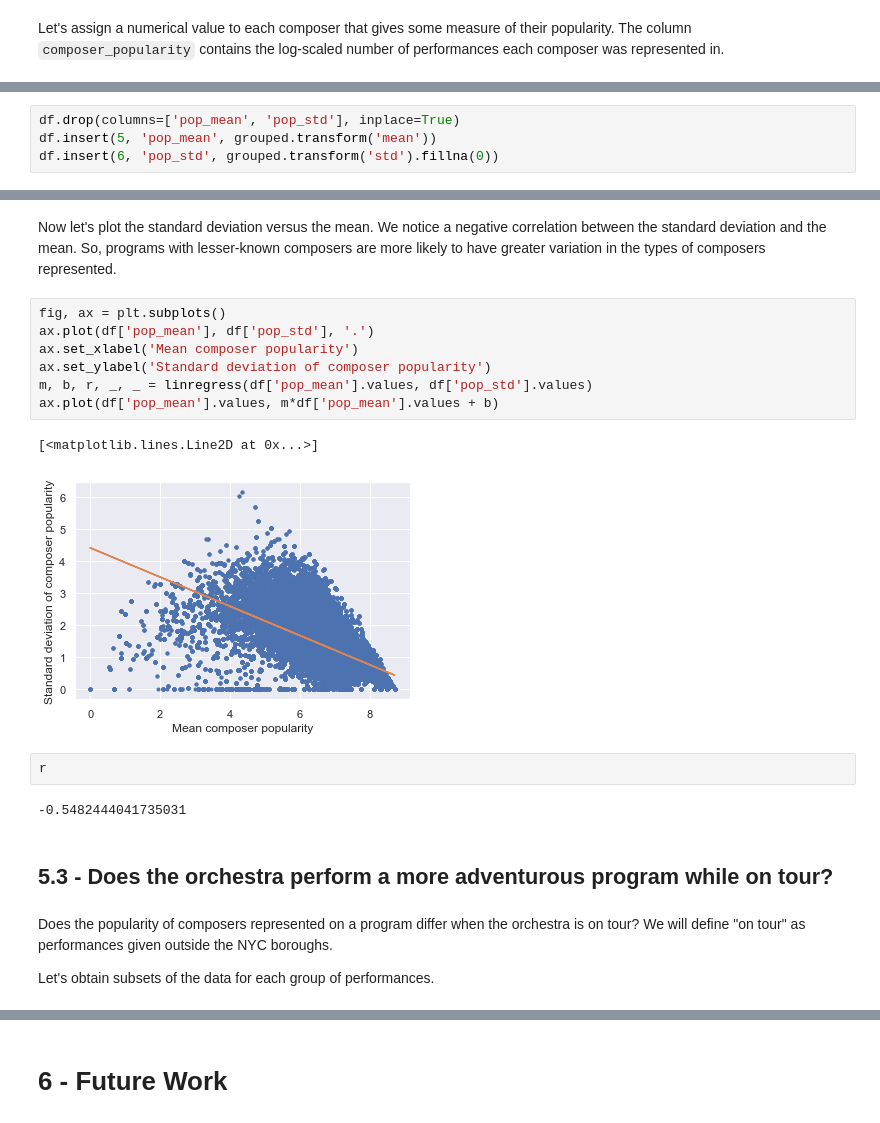
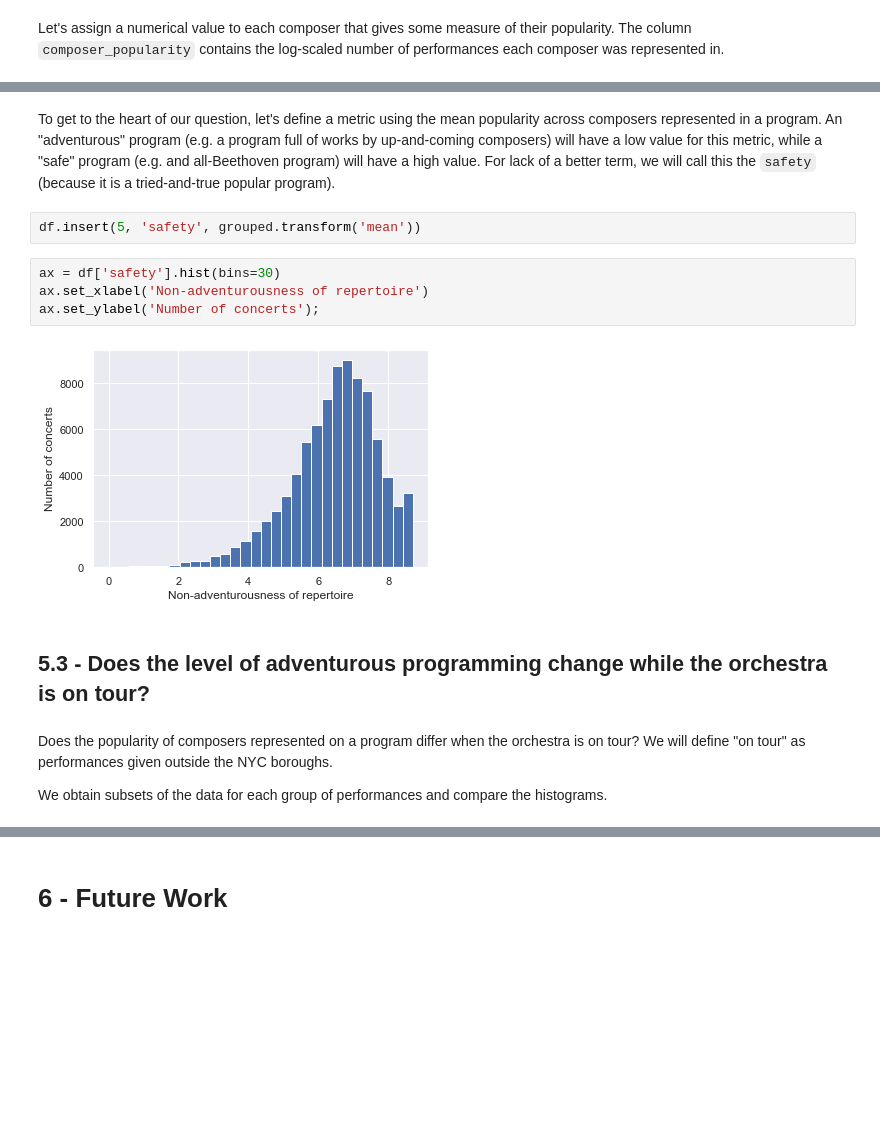
Before and after one commit to physinet/NY-Phil-EDA, a Jupyter notebook: EDA.ipynb, the cells around one changed output, grey strips where cells are left out. Drawn from its saved outputs; the diff is of its cells as text; blank space fills up the shorter version.

```diff
--- a/EDA.ipynb
+++ b/EDA.ipynb
@@ -475,4 +472,0 @@ Let's add the mean and standard deviation of composer popularity for each work t
-# %%
-df.drop(columns=['pop_mean', 'pop_std'], inplace=True)
-df.insert(5, 'pop_mean', grouped.transform('mean'))
-df.insert(6, 'pop_std', grouped.transform('std').fillna(0))
@@ -488,25 +473,19 @@ df.head()
-# %% [markdown]
-Now let's plot the standard deviation versus the mean. We notice a negative correlation between the standard deviation and the mean. So, programs with lesser-known composers are more likely to have greater variation in the types of composers represented.
-# %%
-fig, ax = plt.subplots()
-ax.plot(df['pop_mean'], df['pop_std'], '.')
-ax.set_xlabel('Mean composer popularity')
-ax.set_ylabel('Standard deviation of composer popularity')
-m, b, r, _, _ = linregress(df['pop_mean'].values, df['pop_std'].values)
-ax.plot(df['pop_mean'].values, m*df['pop_mean'].values + b)
-# %% [output]
-[<matplotlib.lines.Line2D at 0x...>]
-[figure, removed]
-# %%
-r
-# %% [output]
--0.5482444041735031
+# %% [markdown]
+To get to the heart of our question, let's define a metric using the mean popularity across composers represented in a program. An "adventurous" program (e.g. a program full of works by up-and-coming composers) will have a low value for this metric, while a "safe" program (e.g. and all-Beethoven program) will have a high value. For lack of a better term, we will call this the `safety` (because it is a tried-and-true popular program).
+# %%
+df.insert(5, 'safety', grouped.transform('mean'))
+# %%
+ax = df['safety'].hist(bins=30)
+ax.set_xlabel('Non-adventurousness of repertoire')
+ax.set_ylabel('Number of concerts');
+# %% [output]
+[figure, added]
 # %% [markdown]
-## 5.3 - Does the orchestra perform a more adventurous program while on tour?
+## 5.3 - Does the level of adventurous programming change while the orchestra is on tour?
 # %% [markdown]
 Does the popularity of composers represented on a program differ when the orchestra is on tour? We will define "on tour" as performances given outside the NYC boroughs.
 
-Let's obtain subsets of the data for each group of performances.
+We obtain subsets of the data for each group of performances and compare the histograms.
 # %%
 boroughs = ['Manhattan, NY', 'Brooklyn, NY', 'Queens, NY', 'Bronx, NY', 'Staten Island, NY']
 df_nyc = df[df['Location'].isin(boroughs)]
```
Also changed, not shown: parts of 11 cells of this notebook.
